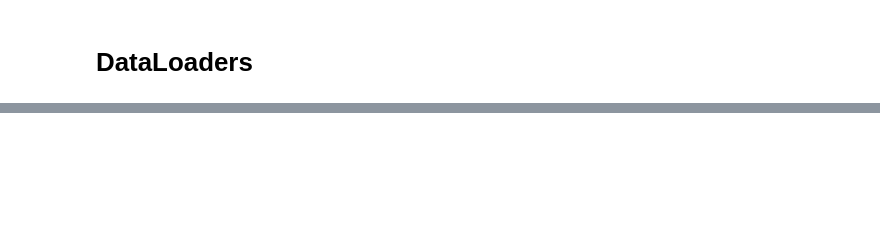
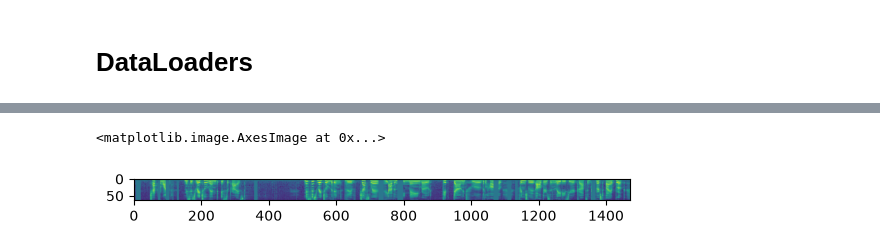
Before and after one commit to abijanu101/btyi, a Jupyter notebook: scripts/asr_data.ipynb, the cells around one changed output, grey strips where cells are left out. Drawn from its saved outputs; the diff is of its cells as text; code cells hidden in the pictures; blank space fills up the shorter version.

```diff
--- a/scripts/asr_data.ipynb
+++ b/scripts/asr_data.ipynb
@@ -605,7 +672,10 @@ libri_train
 # %%
 dataset = ASRDataset(libri_train, lambda x: tokenizer.encode(x).ids)
 # %%
-plt.imshow(dataset[1][0])
+plt.imshow(dataset[0][0])
+# %% [output]
+<matplotlib.image.AxesImage at 0x...>
+[figure, added]
 # %%
 def collate_fn(batch):
     log_mels, transcripts = zip(*batch)
```
Also changed, not shown: parts of 16 cells of this notebook, 9 other files.
